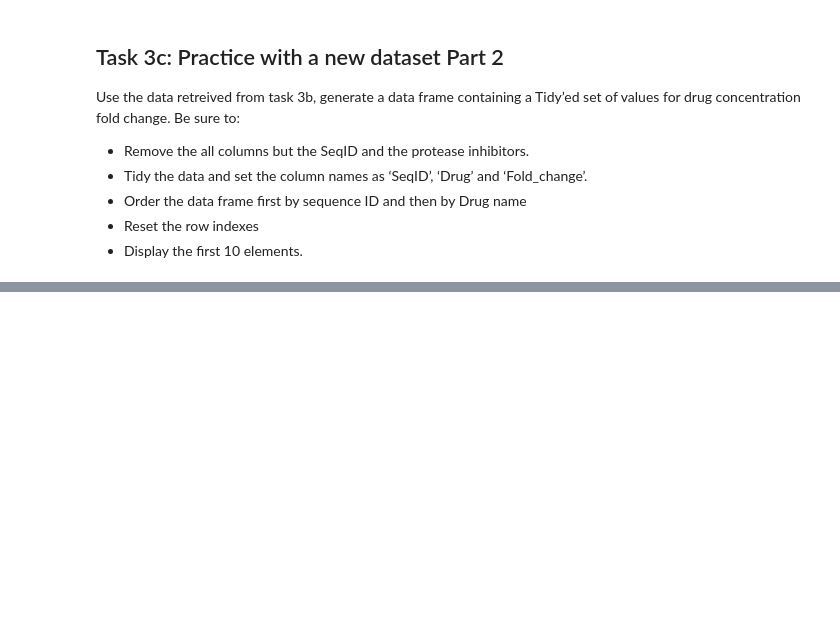
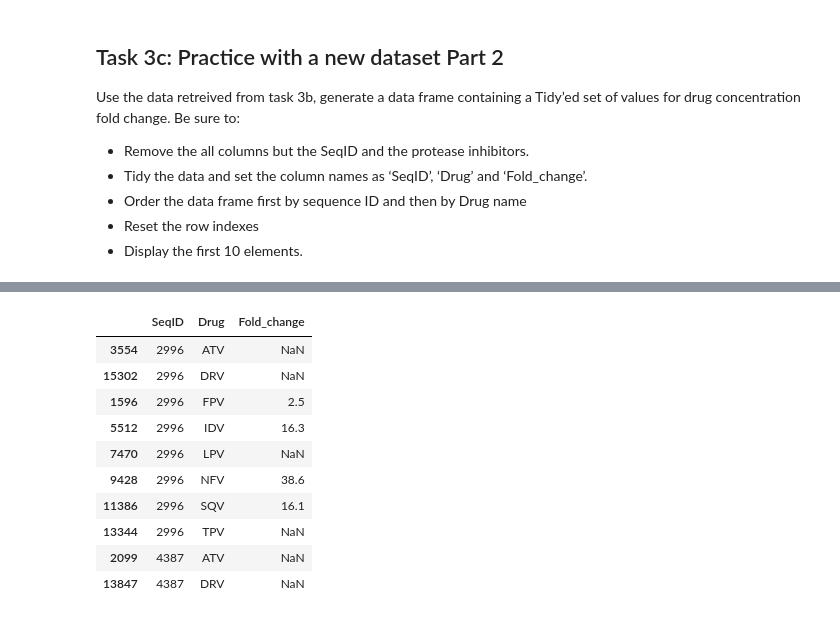
Before and after one commit to saioruganti/Data-Analytics-With-Python, a Jupyter notebook: L05-Tidy_Data-Practice.ipynb, the cells around one changed output, grey strips where cells are left out. Saved outputs shown, nothing was run; the diff lists cells and outputs as text; code cells hidden in the pictures; blank space fills up the shorter version.

```diff
--- a/L05-Tidy_Data-Practice.ipynb
+++ b/L05-Tidy_Data-Practice.ipynb
@@ -138,0 +241,4 @@ Use the data retreived from task 3b, generate a data frame containing a Tidy’e
+# %%
+PI_data_tidy = pd.melt(PI_data_reduced,id_vars='SeqID',value_vars=['FPV','ATV','IDV','LPV','NFV','SQV','TPV','DRV']
+                       ,var_name='Drug',value_name='Fold_change')
+PI_data_tidy.head()
@@ -138,0 +252,15 @@ Use the data retreived from task 3b, generate a data frame containing a Tidy’e
+# %%
+PI_data_tidy = PI_data_tidy.sort_values(by=['SeqID','Drug'])
+PI_data_tidy.head(10)
+# %% [output]
+|  | SeqID | Drug | Fold_change |
+| 3554 | 2996 | ATV | NaN |
+| 15302 | 2996 | DRV | NaN |
+| 1596 | 2996 | FPV | 2.5 |
+| 5512 | 2996 | IDV | 16.3 |
+| 7470 | 2996 | LPV | NaN |
+| 9428 | 2996 | NFV | 38.6 |
+| 11386 | 2996 | SQV | 16.1 |
+| 13344 | 2996 | TPV | NaN |
+| 2099 | 4387 | ATV | NaN |
+| 13847 | 4387 | DRV | NaN |
```
Also changed, not shown: parts of 22 cells of this notebook, 2 other files.
